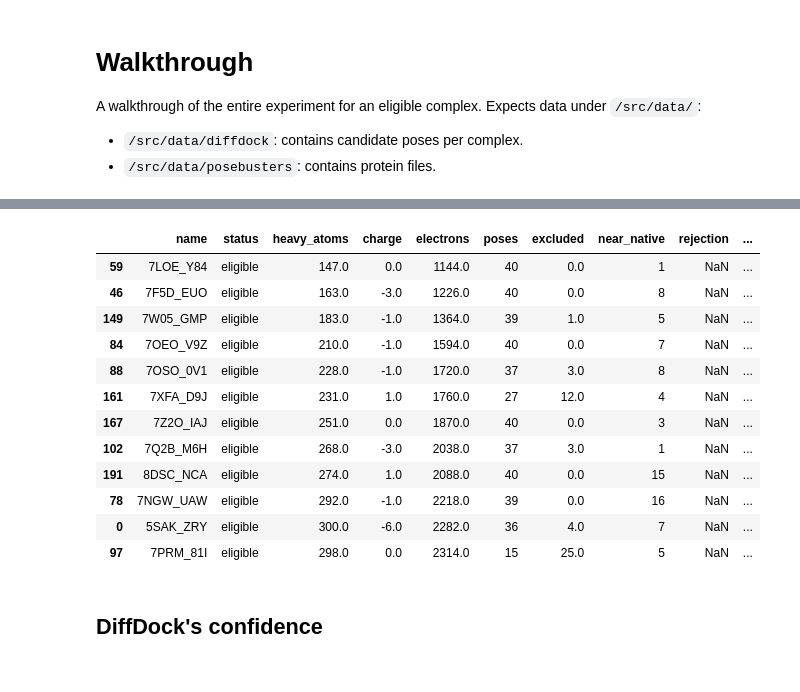
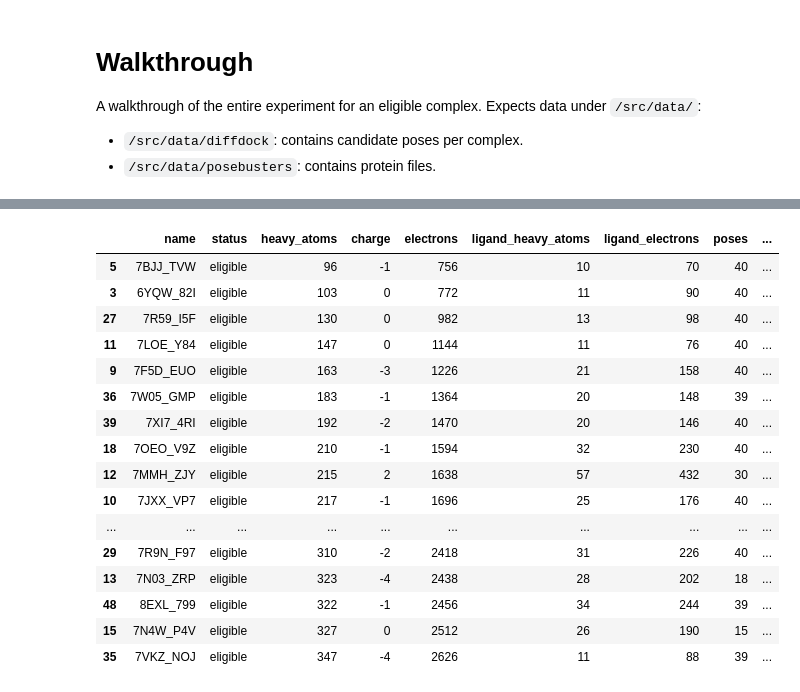
Before and after one commit to matthewgomezcullen/sapt-preproc, a Jupyter notebook: src/walkthrough.ipynb, the cells around one changed output, grey strips where cells are left out. Saved outputs shown, nothing was run; the diff lists cells and outputs as text; code cells hidden in the pictures.

```diff
--- a/src/walkthrough.ipynb
+++ b/src/walkthrough.ipynb
@@ -21,11 +13,17 @@ importlib.reload(confidence)
 # %%
-SRC = os.getcwd()
-DATA = os.path.join(SRC, 'data')
-DIFFDOCK = os.path.join(DATA, "diffdock")
-POSEBUSTERS = os.path.join(DATA, "posebusters")
-OUT = os.path.join(SRC, 'out')
+OUT = run.OUT
 NAME = "v1_1_mm_unsize"
 JOB = os.path.join(OUT, f"filter_{NAME}")
 FILTERED = os.path.join(JOB, "filter.csv")
 CHOSEN = os.path.join(JOB, "chosen.csv")
+SAPT_SUMMARY = os.path.join(JOB, "sapt_summary.csv")
+
+SCORED = [
+    # The first batch, less 7OEO_V9Z, which timed out part way through its poses.
+    "5SAK_ZRY", "7F5D_EUO", "7LOE_Y84", "7NGW_UAW", "7OSO_0V1", "7PRM_81I", "7Q2B_M6H", "7W05_GMP",
+    "7XFA_D9J", "7Z2O_IAJ", "8DSC_NCA",
+    # The second batch, less 7XI7_4RI, 7WJB_BGC, 7N4W_P4V and 7RKW_5TV, which are kept for the
+    #     compute-cost table alone.
+    "7BJJ_TVW", "7R59_I5F", "6YQW_82I",
+]
 # %% [markdown]
@@ -52,27 +48,29 @@ filtered.head()
 # %%
-filtered["difficulty"] = filtered["near_native"] / filtered["poses"]
-filtered = filtered[
-    (filtered["status"] == "eligible")
-        & (filtered["difficulty"] < 0.5)
-        # & (-2 < df["charge"])
+chosen = filtered.copy()
+chosen["difficulty"] = chosen["near_native"] / chosen["poses"]
+chosen = chosen[
+    (chosen["status"] == "eligible")
+        & (chosen["difficulty"] < 1)
 ]
-filtered = filtered.sort_values(by=["electrons"])[:12]
-filtered
+chosen = chosen.sort_values(by=["electrons"])[:30]
+chosen
 # %% [output]
-|  | name | status | heavy_atoms | charge | electrons | poses | excluded | near_native | rejection | ... |
-| 59 | 7LOE_Y84 | eligible | 147.0 | 0.0 | 1144.0 | 40 | 0.0 | 1 | NaN | ... |
-| 46 | 7F5D_EUO | eligible | 163.0 | -3.0 | 1226.0 | 40 | 0.0 | 8 | NaN | ... |
-| 149 | 7W05_GMP | eligible | 183.0 | -1.0 | 1364.0 | 39 | 1.0 | 5 | NaN | ... |
-| 84 | 7OEO_V9Z | eligible | 210.0 | -1.0 | 1594.0 | 40 | 0.0 | 7 | NaN | ... |
-| 88 | 7OSO_0V1 | eligible | 228.0 | -1.0 | 1720.0 | 37 | 3.0 | 8 | NaN | ... |
-| 161 | 7XFA_D9J | eligible | 231.0 | 1.0 | 1760.0 | 27 | 12.0 | 4 | NaN | ... |
-| 167 | 7Z2O_IAJ | eligible | 251.0 | 0.0 | 1870.0 | 40 | 0.0 | 3 | NaN | ... |
-| 102 | 7Q2B_M6H | eligible | 268.0 | -3.0 | 2038.0 | 37 | 3.0 | 1 | NaN | ... |
-| 191 | 8DSC_NCA | eligible | 274.0 | 1.0 | 2088.0 | 40 | 0.0 | 15 | NaN | ... |
-| 78 | 7NGW_UAW | eligible | 292.0 | -1.0 | 2218.0 | 39 | 0.0 | 16 | NaN | ... |
-| 0 | 5SAK_ZRY | eligible | 300.0 | -6.0 | 2282.0 | 36 | 4.0 | 7 | NaN | ... |
-| 97 | 7PRM_81I | eligible | 298.0 | 0.0 | 2314.0 | 15 | 25.0 | 5 | NaN | ... |
+|  | name | status | heavy_atoms | charge | electrons | ligand_heavy_atoms | ligand_electrons | poses | ... |
+| 5 | 7BJJ_TVW | eligible | 96 | -1 | 756 | 10 | 70 | 40 | ... |
+| 3 | 6YQW_82I | eligible | 103 | 0 | 772 | 11 | 90 | 40 | ... |
+| 27 | 7R59_I5F | eligible | 130 | 0 | 982 | 13 | 98 | 40 | ... |
+| 11 | 7LOE_Y84 | eligible | 147 | 0 | 1144 | 11 | 76 | 40 | ... |
+| 9 | 7F5D_EUO | eligible | 163 | -3 | 1226 | 21 | 158 | 40 | ... |
+| 36 | 7W05_GMP | eligible | 183 | -1 | 1364 | 20 | 148 | 39 | ... |
+| 39 | 7XI7_4RI | eligible | 192 | -2 | 1470 | 20 | 146 | 40 | ... |
+| 18 | 7OEO_V9Z | eligible | 210 | -1 | 1594 | 32 | 230 | 40 | ... |
+| 12 | 7MMH_ZJY | eligible | 215 | 2 | 1638 | 57 | 432 | 30 | ... |
+| 10 | 7JXX_VP7 | eligible | 217 | -1 | 1696 | 25 | 176 | 40 | ... |
+| ... | ... | ... | ... | ... | ... | ... | ... | ... | ... |
+| 29 | 7R9N_F97 | eligible | 310 | -2 | 2418 | 31 | 226 | 40 | ... |
+| 13 | 7N03_ZRP | eligible | 323 | -4 | 2438 | 28 | 202 | 18 | ... |
+| 48 | 8EXL_799 | eligible | 322 | -1 | 2456 | 34 | 244 | 39 | ... |
+| 15 | 7N4W_P4V | eligible | 327 | 0 | 2512 | 26 | 190 | 15 | ... |
+| 35 | 7VKZ_NOJ | eligible | 347 | -4 | 2626 | 11 | 88 | 39 | ... |
 # %%
 filtered.to_csv(CHOSEN)
-# %% [markdown]
-## DiffDock's confidence
```
Also changed, not shown: parts of 27 cells of this notebook, 4 other files.
